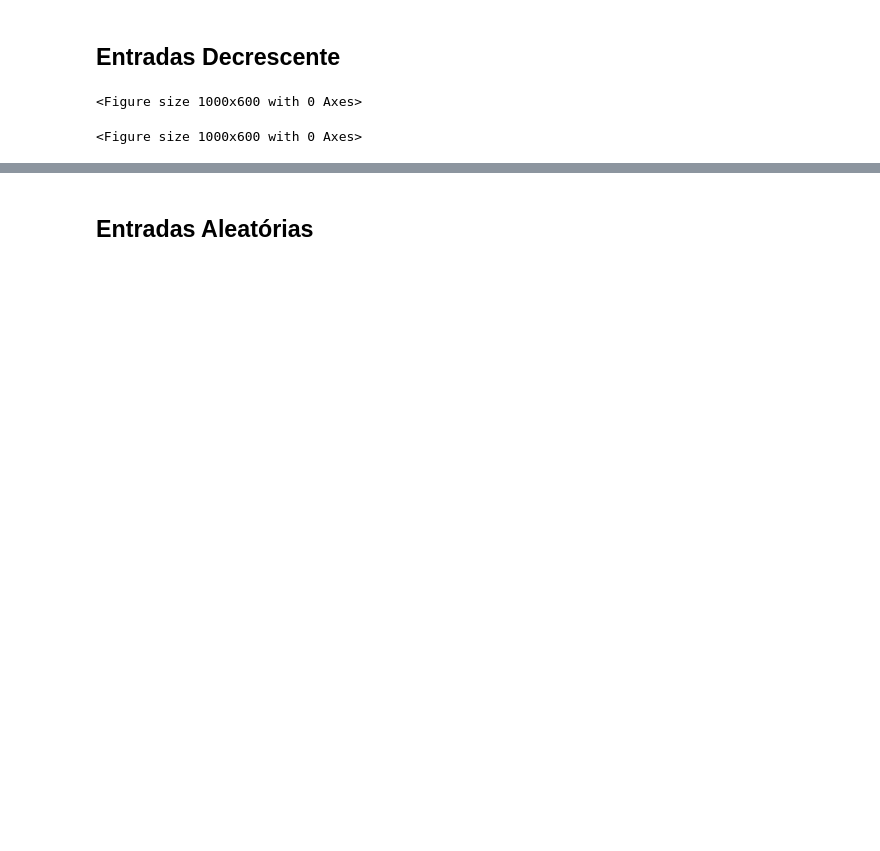
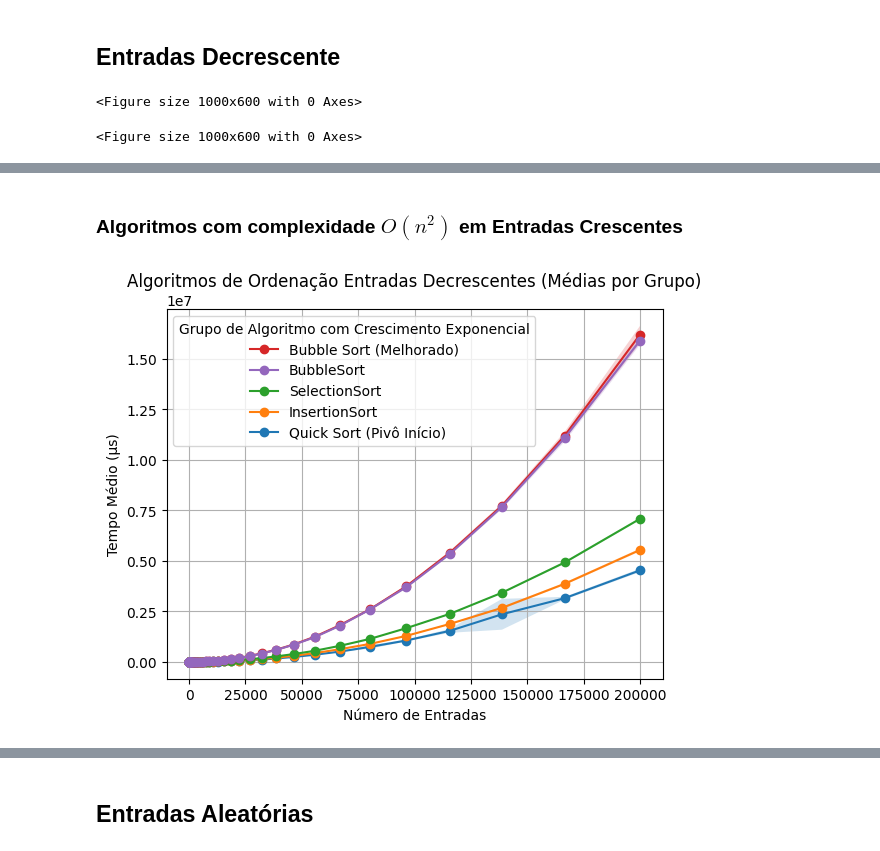
Before and after one commit to Gabriel-Ciriaco/Sorting-Algorithms-Analysis, a Jupyter notebook: relatorio/Complete_Analaysis.ipynb, the cells around one changed output, grey strips where cells are left out. Drawn from its saved outputs; the diff is of its cells as text; code cells hidden in the pictures; blank space fills up the shorter version.

```diff
--- a/relatorio/Complete_Analaysis.ipynb
+++ b/relatorio/Complete_Analaysis.ipynb
@@ -436,0 +486,40 @@ plt.show()
+# %% [markdown]
+### Algoritmos com complexidade $O(n^2)$ em Entradas Crescentes
+# %%
+algoritmos = df_stats['Algoritmo'].unique()
+
+algoritmos_quadraticos = df_grafico[df_grafico["Tempo"] > 0.25]["Algoritmo"].unique()
+
+for algoritmo in algoritmos_quadraticos:
+    df_algoritmo = df_stats[df_stats['Algoritmo'] == algoritmo]
+
+    plt.plot(df_algoritmo["NumeroEntradas"], df_algoritmo["TempoMedio"], '-o', label=algoritmo)
+
+    plt.fill_between(
+        df_algoritmo["NumeroEntradas"],
+        df_algoritmo["TempoMedio"] - df_algoritmo["DesvioPadrao"],
+        df_algoritmo["TempoMedio"] + df_algoritmo["DesvioPadrao"],
+        alpha=0.2
+    )
+
+plt.title('Algoritmos de Ordenação Entradas Decrescentes (Médias por Grupo)')
+plt.xlabel('Número de Entradas')
+plt.ylabel('Tempo Médio (µs)')
+
+handles, labels = plt.gca().get_legend_handles_labels()
+
+# Ordena as legendas pela posição Y final da linha (quem termina mais alto vem primeiro)
+handles_labels_sorted = sorted(
+    zip(handles, labels),
+    key=lambda hl: hl[0].get_ydata()[-1],
+    reverse=True  # de cima pra baixo
+)
+
+handles, labels = zip(*handles_labels_sorted)
+
+plt.legend(handles, labels, title='Grupo de Algoritmo com Crescimento Exponencial')
+
+plt.grid(True)
+plt.show()
+# %% [output]
+[figure, added]
```
Also changed, not shown: parts of 14 cells of this notebook.
